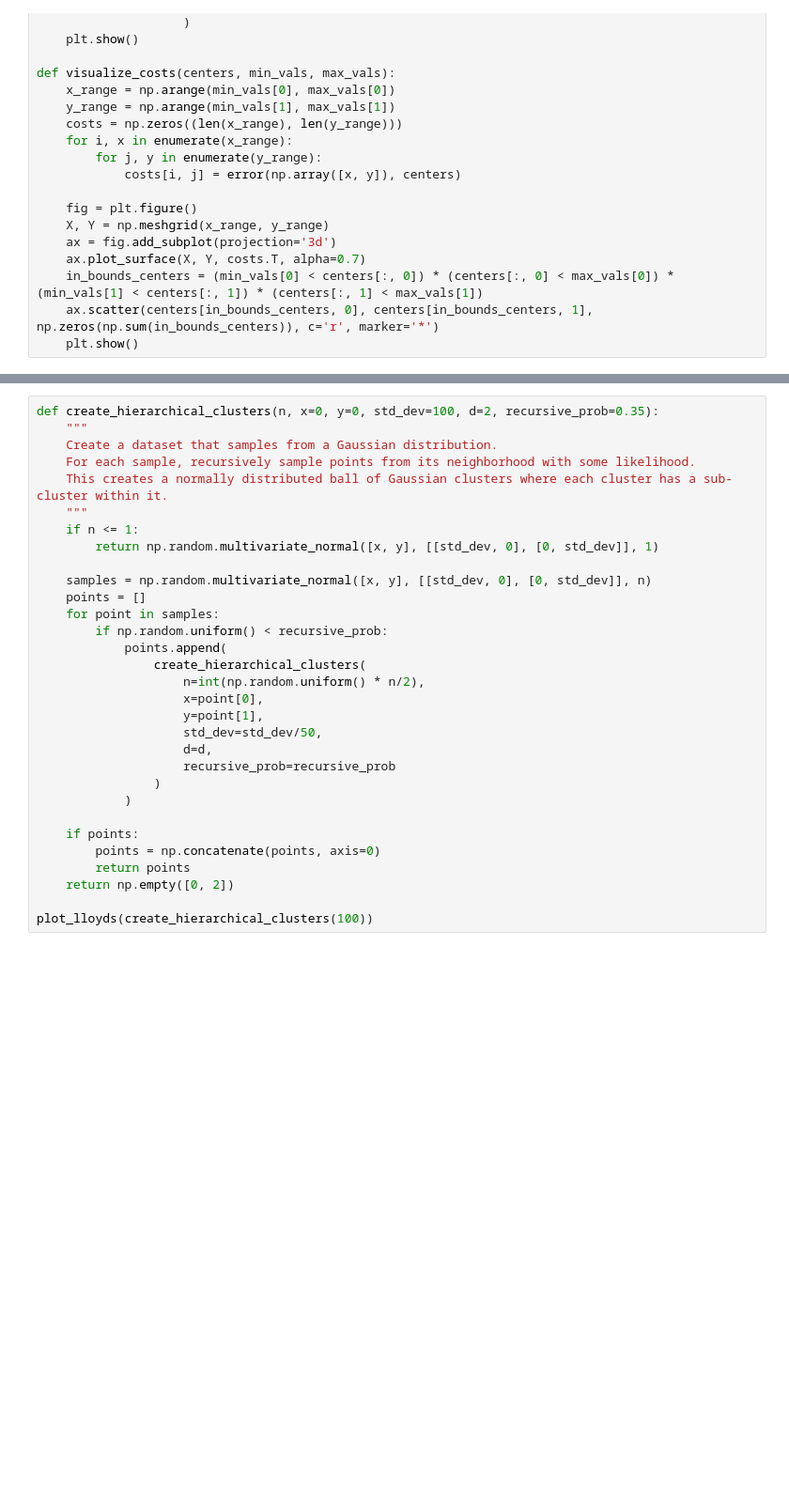
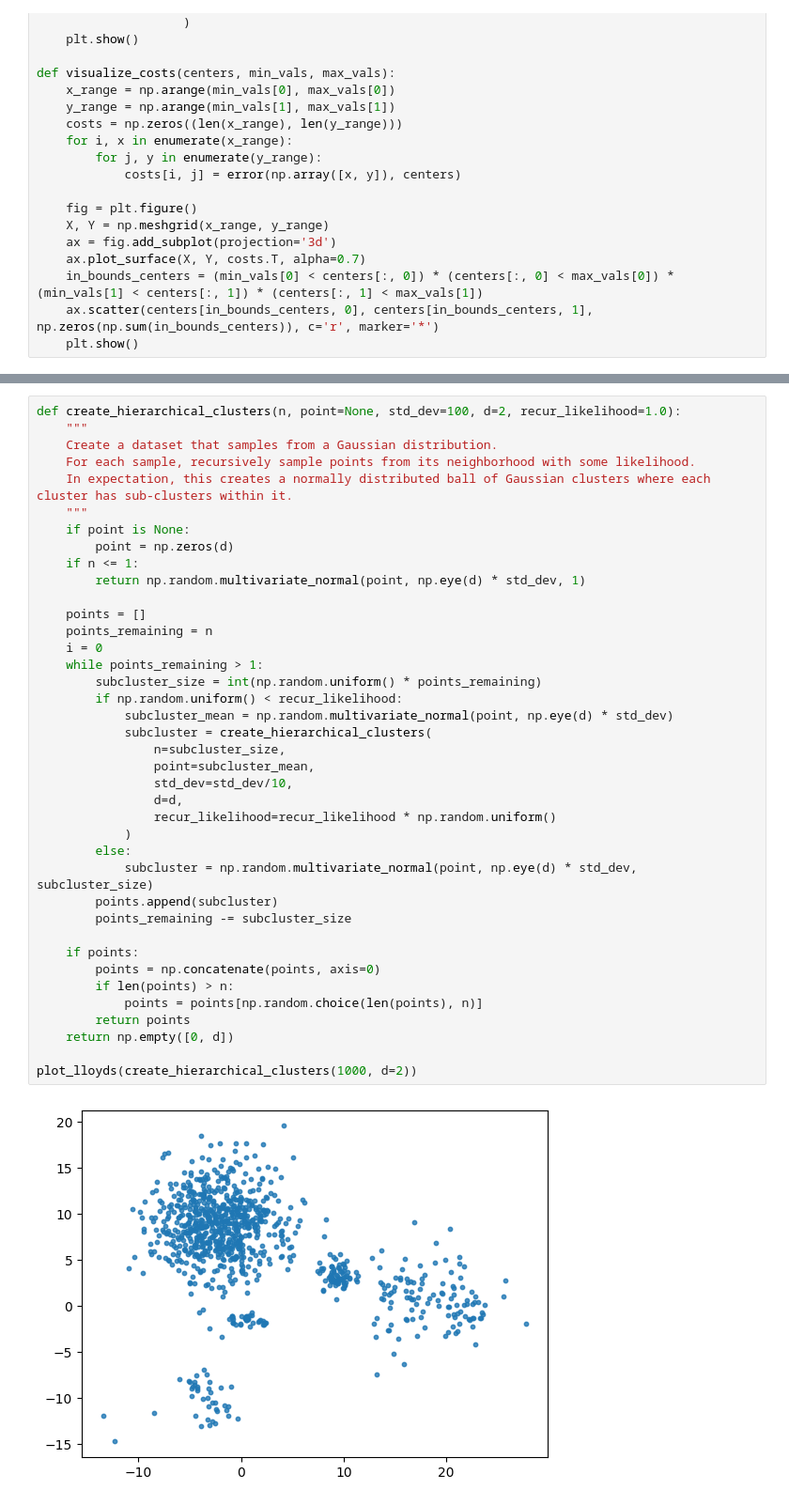
Before and after one commit to Andrew-Draganov/ML_Exercises, a Jupyter notebook: Clustering and neighborhoods.ipynb, the cells around one changed output, grey strips where cells are left out. Shown: that part at 94% size. Drawn from its saved outputs; the diff is of its cells as text; blank space fills up the shorter version.

Commit message:
Clustering and Unsupervised learning notebooks generally run/work

```diff
--- a/Clustering and neighborhoods.ipynb
+++ b/Clustering and neighborhoods.ipynb
@@ -75,34 +77,44 @@ plot_lloyds(create_artificial_bad_dataset(100))
 # %%
-def create_hierarchical_clusters(n, x=0, y=0, std_dev=100, d=2, recursive_prob=0.35):
+def create_hierarchical_clusters(n, point=None, std_dev=100, d=2, recur_likelihood=1.0):
     """
     Create a dataset that samples from a Gaussian distribution.
     For each sample, recursively sample points from its neighborhood with some likelihood.
-    This creates a normally distributed ball of Gaussian clusters where each cluster has a sub-cluster within it.
+    In expectation, this creates a normally distributed ball of Gaussian clusters where each cluster has sub-clusters within it.
     """
+    if point is None:
+        point = np.zeros(d)
     if n <= 1:
-        return np.random.multivariate_normal([x, y], [[std_dev, 0], [0, std_dev]], 1)
+        return np.random.multivariate_normal(point, np.eye(d) * std_dev, 1)
 
-    samples = np.random.multivariate_normal([x, y], [[std_dev, 0], [0, std_dev]], n)
     points = []
-    for point in samples:
-        if np.random.uniform() < recursive_prob:
-            points.append(
-                create_hierarchical_clusters(
-                    n=int(np.random.uniform() * n/2),
-                    x=point[0],
-                    y=point[1],
-                    std_dev=std_dev/50,
-                    d=d,
-                    recursive_prob=recursive_prob
-                )
+    points_remaining = n
+    i = 0
+    while points_remaining > 1:
+        subcluster_size = int(np.random.uniform() * points_remaining)
+        if np.random.uniform() < recur_likelihood:
+            subcluster_mean = np.random.multivariate_normal(point, np.eye(d) * std_dev)
+            subcluster = create_hierarchical_clusters(
+                n=subcluster_size,
+                point=subcluster_mean,
+                std_dev=std_dev/10,
+                d=d,
+                recur_likelihood=recur_likelihood * np.random.uniform()
             )
+        else:
+            subcluster = np.random.multivariate_normal(point, np.eye(d) * std_dev, subcluster_size)
+        points.append(subcluster)
+        points_remaining -= subcluster_size
 
     if points:
         points = np.concatenate(points, axis=0)
+        if len(points) > n:
+            points = points[np.random.choice(len(points), n)]
         return points
-    return np.empty([0, 2])
+    return np.empty([0, d])
 
-plot_lloyds(create_hierarchical_clusters(100))
+plot_lloyds(create_hierarchical_clusters(1000, d=2))
+# %% [output]
+[figure, added]
 # %%
 # TO DO BY STUDENTS
 
```
Also changed, not shown: parts of 7 cells of this notebook, 1 other file.
